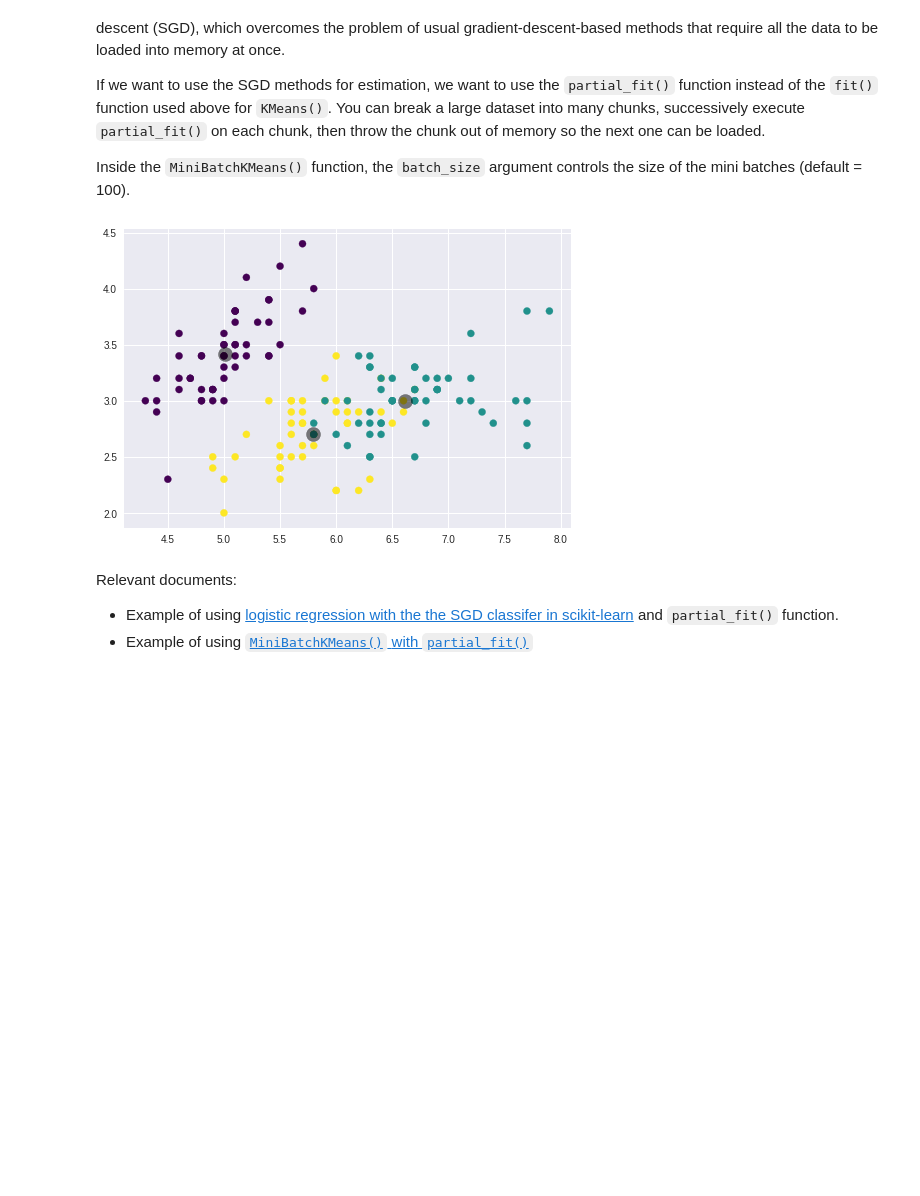
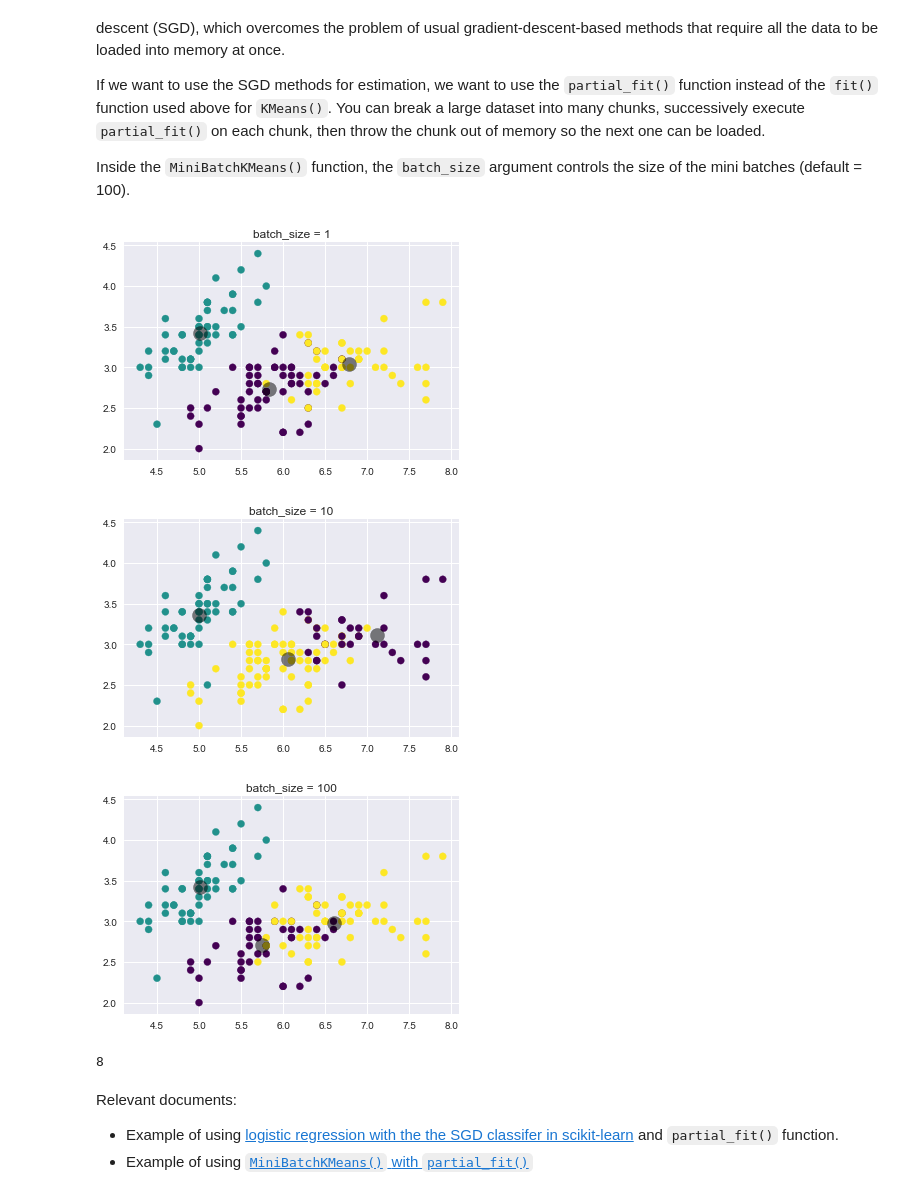
Before and after one commit to stephaniehicks/benchmark-kmeans, a Jupyter notebook: analyses/Python/MiniBatchKmeans.ipynb, the cells around one changed output. Saved outputs shown, nothing was run; the diff lists cells and outputs as text; code cells hidden in the pictures; blank space fills up the shorter version.

```diff
--- a/analyses/Python/MiniBatchKmeans.ipynb
+++ b/analyses/Python/MiniBatchKmeans.ipynb
@@ -23,6 +43,8 @@ y = iris.target
 # %% [markdown]
 Next we try KMeans on the Iris dataset. This classic implementation of the clustering method based on the Lloyd’s algorithm. It consumes the whole set of input data at each iteration.
 # %%
+f = h5py.File("iris_data.h5", 'r') #load hdf5 file
+X = f.get('iris') #get iris dataset
 km = KMeans(n_clusters = 3)
 km.fit(X) # fitting the input data
 labels = km.predict(X) # getting cluster labels
@@ -31,4 +53,7 @@ centroids = km.cluster_centers_
 
 plt.scatter(X[:, 0], X[:, 1], c=labels, s=50, cmap='viridis');
 plt.scatter(centroids[:, 0], centroids[:, 1], c='black', s=200, alpha=0.5);
+f.close() #close hdf5 file.
+
+#Note: If we call f.close() before we run fit on X, there will be an error because the dataset isn't in memory anymore
 # %% [output]
@@ -40,16 +65,30 @@ If we want to use the SGD methods for estimation, we want to use the `partial_fi
 
 Inside the `MiniBatchKMeans()` function, the `batch_size` argument controls the size of the mini batches (default = 100).
 # %%
-mbkm = MiniBatchKMeans(n_clusters = 3, batch_size=10)
-mbkm.partial_fit(X) # fitting the input data
-labels = mbkm.predict(X) # getting cluster labels
+f = h5py.File("iris_data.h5", 'r') #load hdf5 file
+X = f.get('iris') #get iris dataset
 
-centroids = mbkm.cluster_centers_
+for i in range(3):
+    mbkm = MiniBatchKMeans(n_clusters = 3, batch_size=(10**(i)))
+    mbkm.partial_fit(X) # fitting the input data
+    labels = mbkm.predict(X) # getting cluster labels
 
-plt.scatter(X[:, 0], X[:, 1], c=labels, s=50, cmap='viridis');
-plt.scatter(centroids[:, 0], centroids[:, 1], c='black', s=200, alpha=0.5);
+    centroids = mbkm.cluster_centers_
+
+    plt.figure(i)
+    plt.title("batch_size = "+str(10**(i)))
+    plt.scatter(X[:, 0], X[:, 1], c=labels, s=50, cmap='viridis');
+    plt.scatter(centroids[:, 0], centroids[:, 1], c='black', s=200, alpha=0.5);
+
+f.close() #close hdf5 file
 # %% [output]
-[figure, old version]
+[figure, new version]
+[figure, added]
+[figure, added]
+# %%
+2**3
+# %% [output]
+8
 # %% [markdown]
 Relevant documents:
 
```
Also changed, not shown: parts of 6 cells of this notebook.
